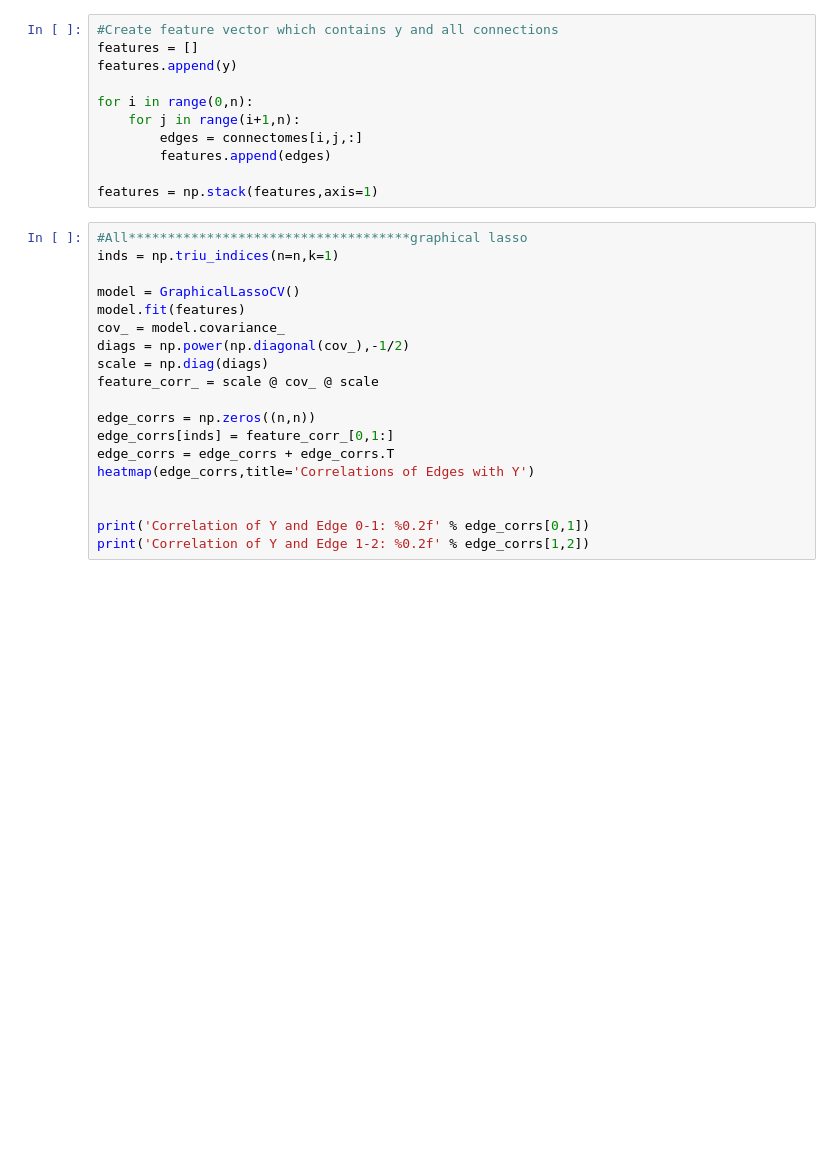
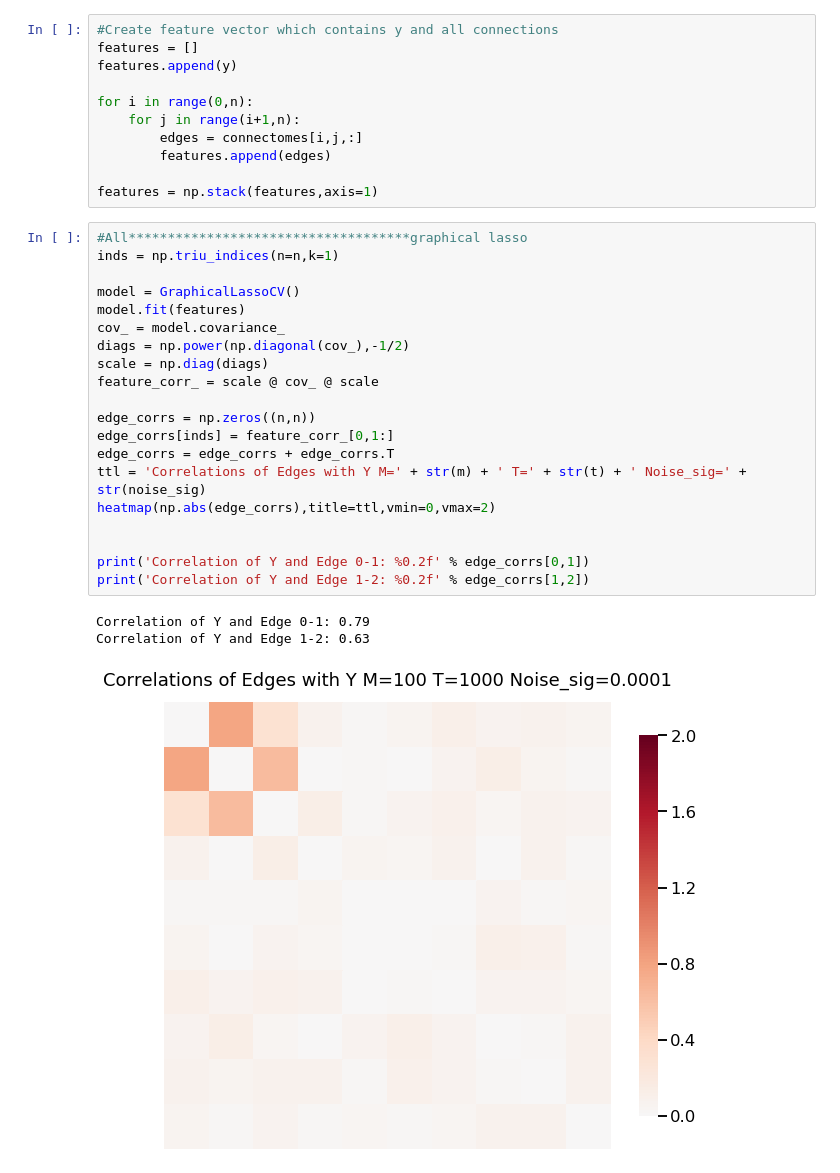
Before and after one commit to neurodata/dos_and_donts, a Jupyter notebook: experiments/experiment_10/experiment_10.ipynb, the cells around one changed output. Drawn from its saved outputs; the diff is of its cells as text; blank space fills up the shorter version.

```diff
--- a/experiments/experiment_10/experiment_10.ipynb
+++ b/experiments/experiment_10/experiment_10.ipynb
@@ -55,22 +59,27 @@ features = np.stack(features,axis=1)
 # %%
 #All************************************graphical lasso
 inds = np.triu_indices(n=n,k=1)
 
 model = GraphicalLassoCV()
 model.fit(features)
 cov_ = model.covariance_
 diags = np.power(np.diagonal(cov_),-1/2)
 scale = np.diag(diags)
 feature_corr_ = scale @ cov_ @ scale
 
 edge_corrs = np.zeros((n,n))
 edge_corrs[inds] = feature_corr_[0,1:]
 edge_corrs = edge_corrs + edge_corrs.T
-heatmap(edge_corrs,title='Correlations of Edges with Y')
+ttl = 'Correlations of Edges with Y M=' + str(m) + ' T=' + str(t) + ' Noise_sig=' + str(noise_sig)
+heatmap(np.abs(edge_corrs),title=ttl,vmin=0,vmax=2)
 
 
 print('Correlation of Y and Edge 0-1: %0.2f' % edge_corrs[0,1])
 print('Correlation of Y and Edge 1-2: %0.2f' % edge_corrs[1,2])
+# %% [output]
+Correlation of Y and Edge 0-1: 0.79
+Correlation of Y and Edge 1-2: 0.63
+[figure, added]
 # %%
 prec_ = model.precision_
 diags = np.power(np.diagonal(cov_),1/2)
```
Also changed, not shown: parts of 9 cells of this notebook, 2 other files.
